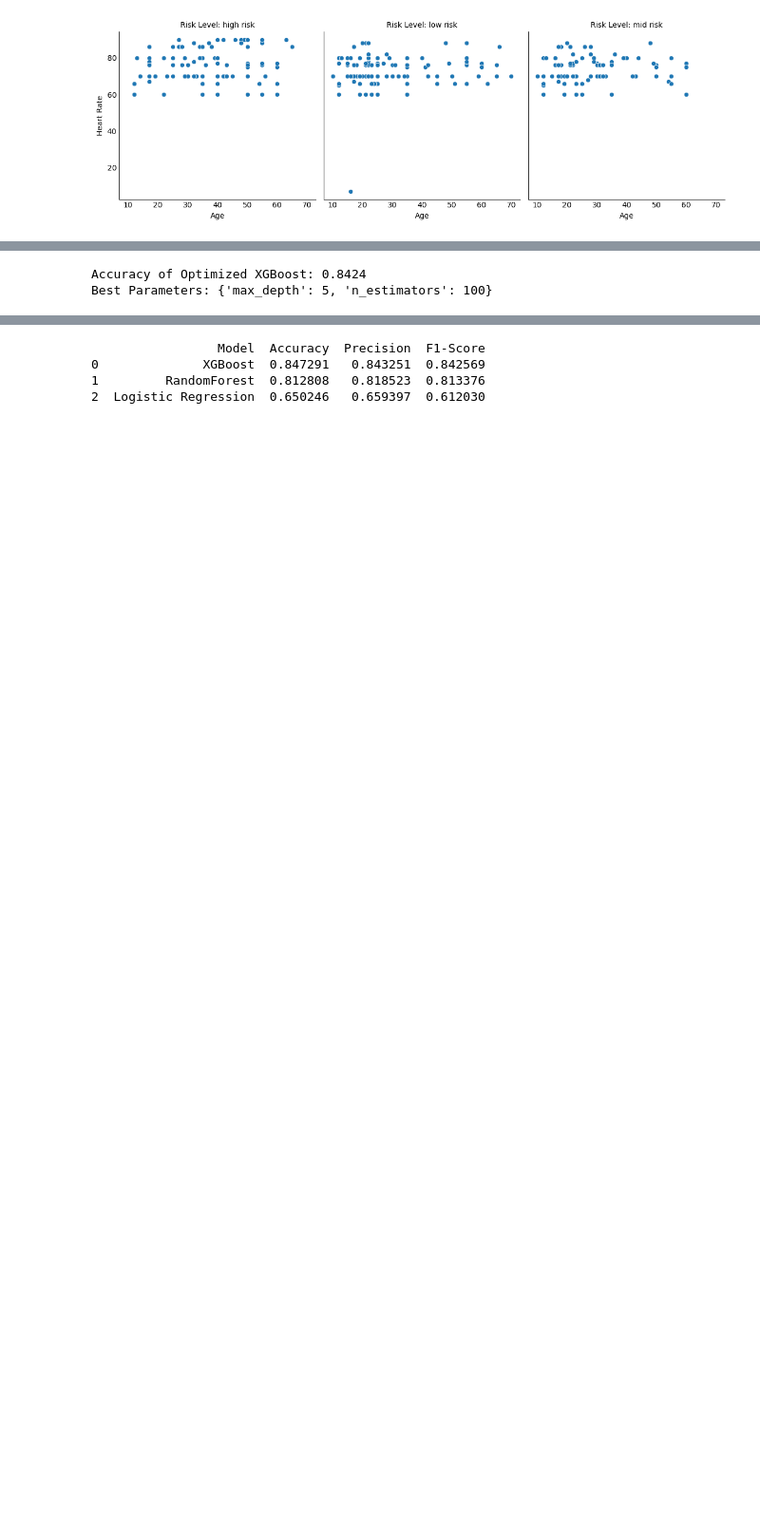
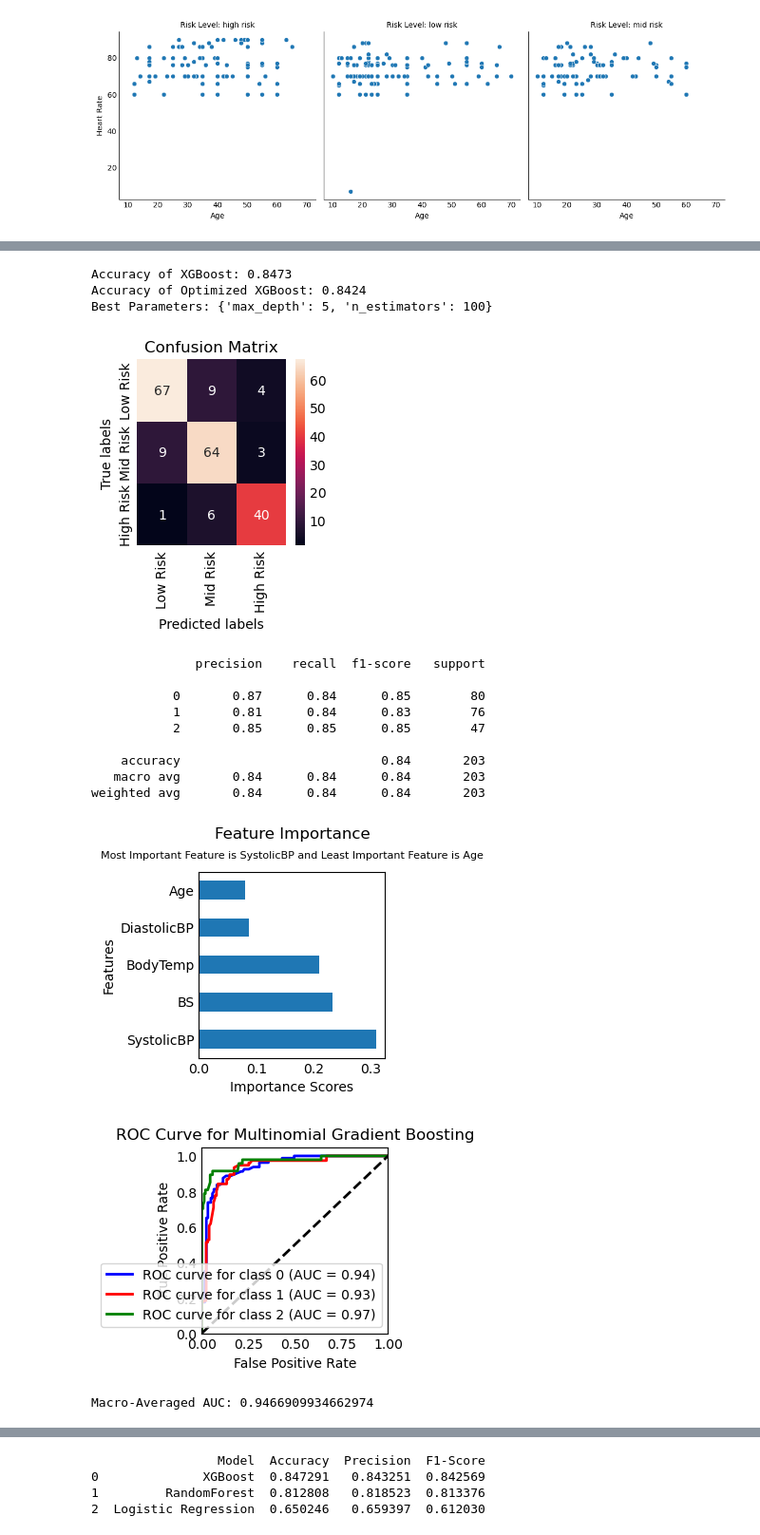
Before and after one commit to DJScully02/Maternal-Health-Risk-Prediction, a Jupyter notebook: mat_health_proj.ipynb, the cells around one changed output, grey strips where cells are left out. Shown at 95% size. Saved outputs shown, nothing was run; the diff lists cells and outputs as text; code cells hidden in the pictures; blank space fills up the shorter version.

```diff
--- a/mat_health_proj.ipynb
+++ b/mat_health_proj.ipynb
@@ -192,26 +286,98 @@ Accuracy of XGBoost: 0.8473
 # %%
+import xgboost as xgb
+gbm = xgb.XGBClassifier(max_depth=3, n_estimators=300,).fit(X_train, y_train)
+predictions_gbm = gbm.predict(X_test)
+
+accuracy_xgb = accuracy_score(y_test, predictions_gbm)
+print(f'Accuracy of XGBoost: {accuracy_xgb:0.4f}')
+
+
 from sklearn.model_selection import GridSearchCV
 
 param_grid = {
     'max_depth': [3, 5, 7],
     'n_estimators': [100, 200, 300]
 }
 
 # param_grid = {
 #     'max_depth': [3, 5, 7],
 #     'n_estimators': [100, 200, 300],
 #     'learning_rate': [0.01, 0.1, 0.2],
 #     'subsample': [0.7, 0.8, 1.0],
 #     'colsample_bytree': [0.7, 0.8, 1.0]
 # }
 
 optimized_GBM = GridSearchCV(xgb.XGBClassifier(), param_grid=param_grid, scoring='accuracy', cv=5)
 optimized_GBM.fit(X_train, y_train)
 predictions_optimized_GBM = optimized_GBM.predict(X_test)
 accuracy_xgb_optimized = accuracy_score(y_test, predictions_optimized_GBM)
 print(f'Accuracy of Optimized XGBoost: {accuracy_xgb_optimized:0.4f}')
 
 print(f'Best Parameters: {optimized_GBM.best_params_}')
+
+
+# Plot the confusion matrix
+fig, ax = plt.subplots()
+cm = confusion_matrix(y_test, predictions_optimized_GBM)
+sns.heatmap(cm, ax=ax, annot=True, fmt='d', xticklabels=['Low Risk', 'Mid Risk', 'High Risk'], yticklabels=['Low Risk', 'Mid Risk', 'High Risk'])
+ax.set_xlabel('Predicted labels')
+ax.set_ylabel('True labels')
+ax.set_title('Confusion Matrix')
+plt.show()
+
+print(classification_report(y_test, predictions_optimized_GBM))
+
+# Plot the feature importances
+optimized_GBM_feature_importances = pd.Series(optimized_GBM.best_estimator_.feature_importances_, index=X.columns)
+optimized_GBM_feature_importances.nlargest(5).plot(kind='barh')
+plt.title('Feature Importance', pad=25)
+plt.suptitle('Most Important Feature is SystolicBP and Least Important Feature is Age', y=1.1, fontsize=8)
+plt.xlabel('Importance Scores')
+plt.ylabel('Features')
+plt.show()
+
+# Plot the ROC curve
+y_prob_xgb = optimized_GBM.predict_proba(X_test)
+y_test_binarized = label_binarize(y_test, classes=[0, 1, 2])  # Adjust based on the number of classes
+n_classes = y_test_binarized.shape[1]
+
+fpr, tpr, roc_auc = {}, {}, {}
+for i in range(n_classes):
+    fpr[i], tpr[i], _ = roc_curve(y_test_binarized[:, i], y_prob_xgb[:, i])
+    roc_auc[i] = auc(fpr[i], tpr[i])
+
+plt.figure()
+colors = ['blue', 'red', 'green']  # Adjust based on the number of classes
+for i, color in zip(range(n_classes), colors):
+    plt.plot(fpr[i], tpr[i], color=color, lw=2,
+             label=f'ROC curve for class {i} (AUC = {roc_auc[i]:0.2f})')
+
+plt.plot([0, 1], [0, 1], 'k--', lw=2)  # Diagonal reference line
+plt.xlim([0.0, 1.0])
+plt.ylim([0.0, 1.05])
+plt.xlabel('False Positive Rate')
+plt.ylabel('True Positive Rate')
+plt.title('ROC Curve for Multinomial Gradient Boosting')
+plt.legend(loc="lower right")
+plt.show()
+
+# Macro-average AUC across all classes
+macro_auc_xgb = roc_auc_score(y_test_binarized, y_prob_xgb, average='macro')
+print(f'Macro-Averaged AUC: {macro_auc_xgb}')
 # %% [output]
+Accuracy of XGBoost: 0.8473
 Accuracy of Optimized XGBoost: 0.8424
 Best Parameters: {'max_depth': 5, 'n_estimators': 100}
+[figure, added]
+              precision    recall  f1-score   support
+
+           0       0.87      0.84      0.85        80
+           1       0.81      0.84      0.83        76
+           2       0.85      0.85      0.85        47
+
+    accuracy                           0.84       203
+   macro avg       0.84      0.84      0.84       203
+weighted avg       0.84      0.84      0.84       203
+[figure, added]
+[figure, added]
+Macro-Averaged AUC: 0.9466909934662974
```
Also changed, not shown: parts of 15 cells of this notebook.
